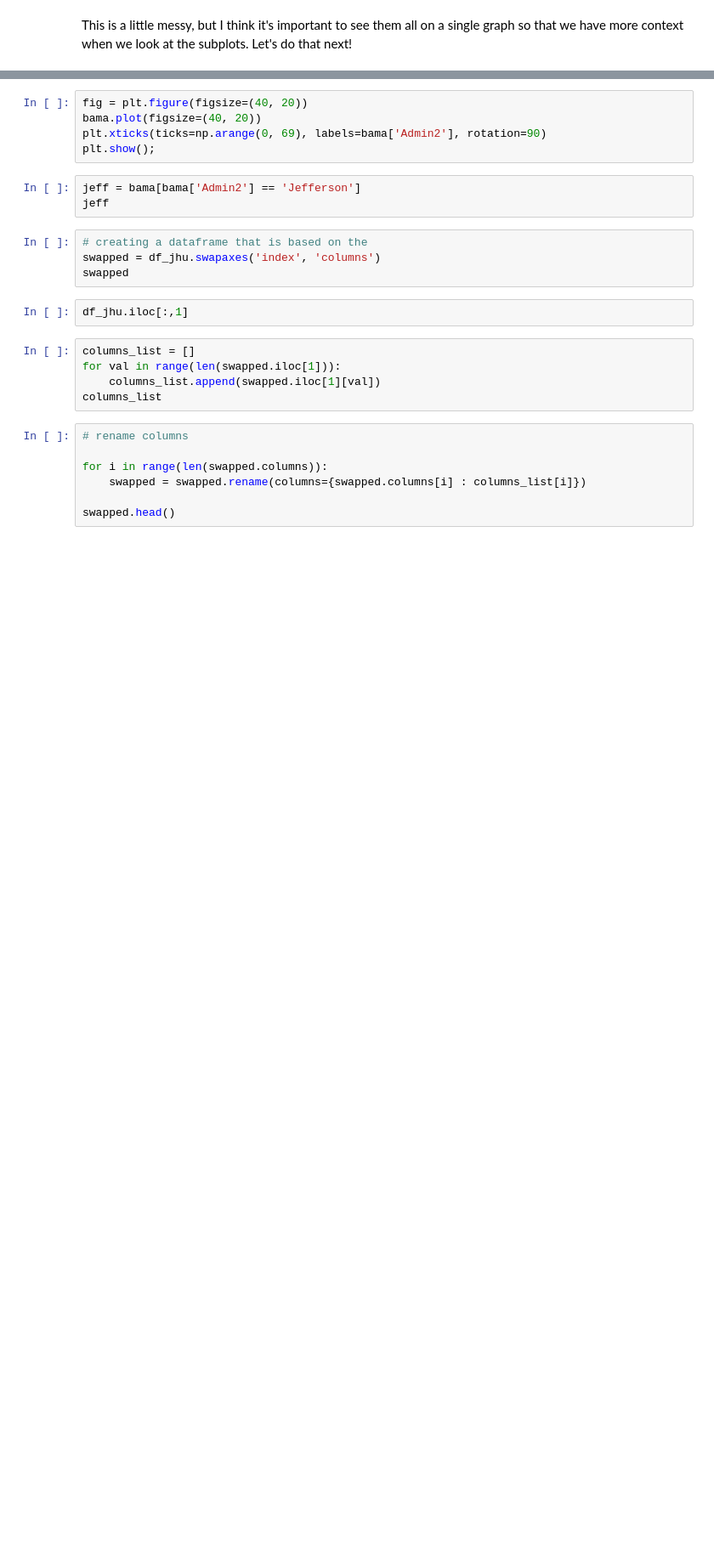
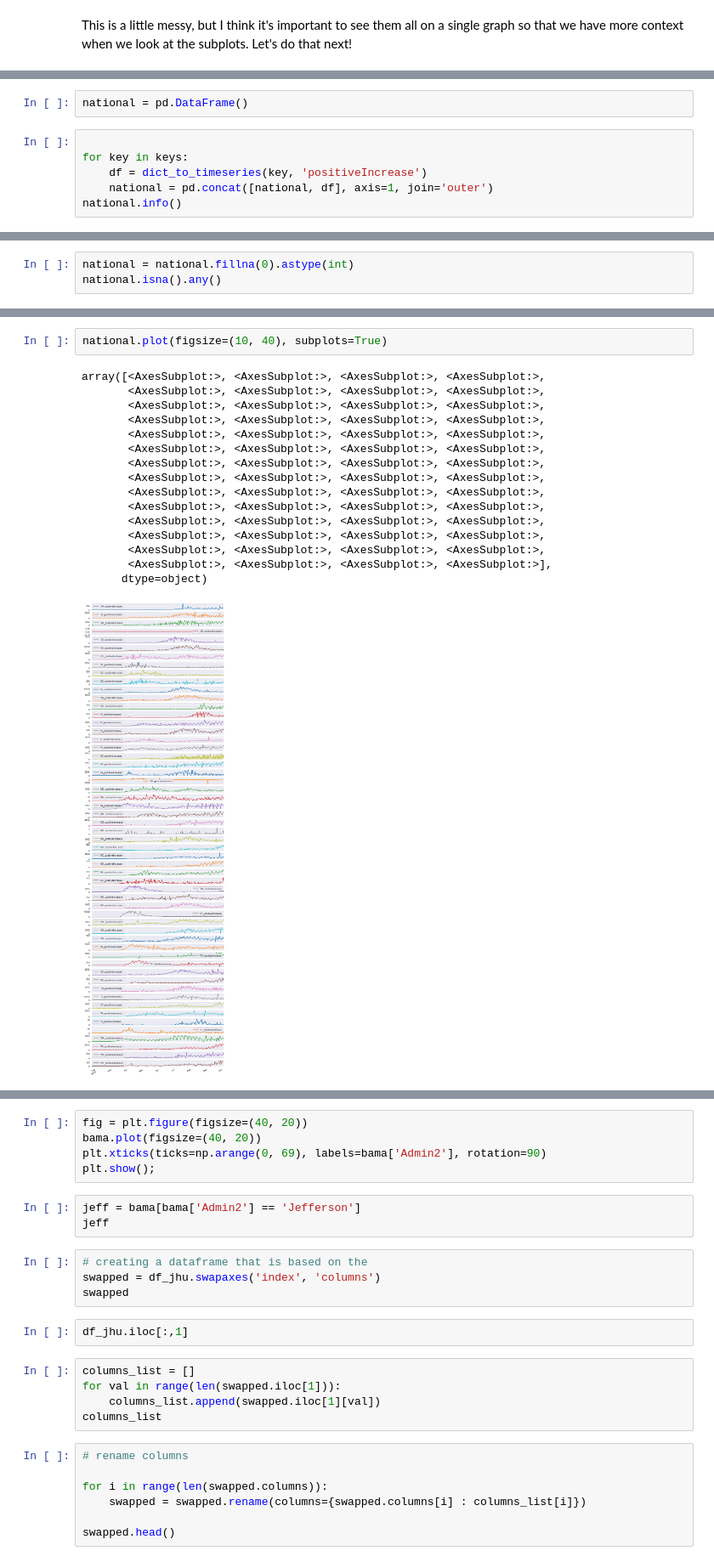
Before and after one commit to bmauss/COVID_Forecast, a Jupyter notebook: 2 Exploratory Data Analysis.ipynb, the cells around one changed output, grey strips where cells are left out. Shown at 85% size. Saved outputs shown, nothing was run; the diff lists cells and outputs as text; blank space fills up the shorter version.

```diff
--- a/2 Exploratory Data Analysis.ipynb
+++ b/2 Exploratory Data Analysis.ipynb
@@ -331,0 +353,8 @@ As we mentioned earlier, New York was hit hard at the beginning, but has stabili
+# %%
+national = pd.DataFrame()
+# %%
+
+for key in keys:
+    df = dict_to_timeseries(key, 'positiveIncrease')
+    national = pd.concat([national, df], axis=1, join='outer')
+national.info()
@@ -331,0 +379,3 @@ As we mentioned earlier, New York was hit hard at the beginning, but has stabili
+# %%
+national = national.fillna(0).astype(int)
+national.isna().any()
@@ -331,0 +400,19 @@ As we mentioned earlier, New York was hit hard at the beginning, but has stabili
+# %%
+national.plot(figsize=(10, 40), subplots=True)
+# %% [output]
+array([<AxesSubplot:>, <AxesSubplot:>, <AxesSubplot:>, <AxesSubplot:>,
+       <AxesSubplot:>, <AxesSubplot:>, <AxesSubplot:>, <AxesSubplot:>,
+       <AxesSubplot:>, <AxesSubplot:>, <AxesSubplot:>, <AxesSubplot:>,
+       <AxesSubplot:>, <AxesSubplot:>, <AxesSubplot:>, <AxesSubplot:>,
+       <AxesSubplot:>, <AxesSubplot:>, <AxesSubplot:>, <AxesSubplot:>,
+       <AxesSubplot:>, <AxesSubplot:>, <AxesSubplot:>, <AxesSubplot:>,
+       <AxesSubplot:>, <AxesSubplot:>, <AxesSubplot:>, <AxesSubplot:>,
+       <AxesSubplot:>, <AxesSubplot:>, <AxesSubplot:>, <AxesSubplot:>,
+       <AxesSubplot:>, <AxesSubplot:>, <AxesSubplot:>, <AxesSubplot:>,
+       <AxesSubplot:>, <AxesSubplot:>, <AxesSubplot:>, <AxesSubplot:>,
+       <AxesSubplot:>, <AxesSubplot:>, <AxesSubplot:>, <AxesSubplot:>,
+       <AxesSubplot:>, <AxesSubplot:>, <AxesSubplot:>, <AxesSubplot:>,
+       <AxesSubplot:>, <AxesSubplot:>, <AxesSubplot:>, <AxesSubplot:>,
+       <AxesSubplot:>, <AxesSubplot:>, <AxesSubplot:>, <AxesSubplot:>],
+      dtype=object)
+[figure, added]
```
Also changed, not shown: parts of 32 cells of this notebook, 5 other files.
